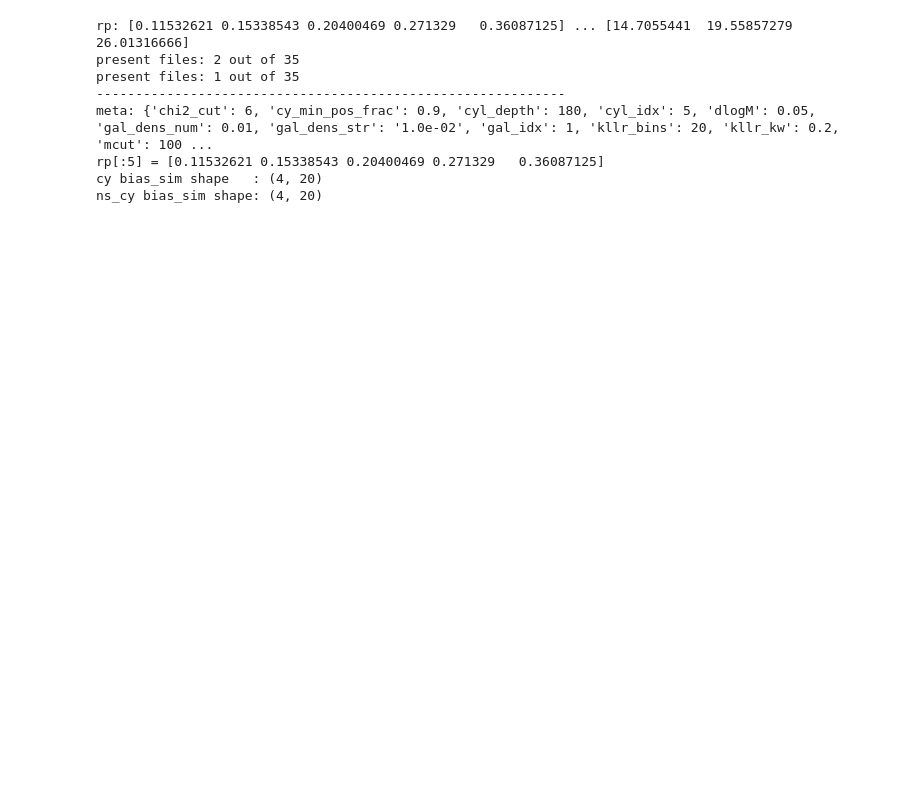
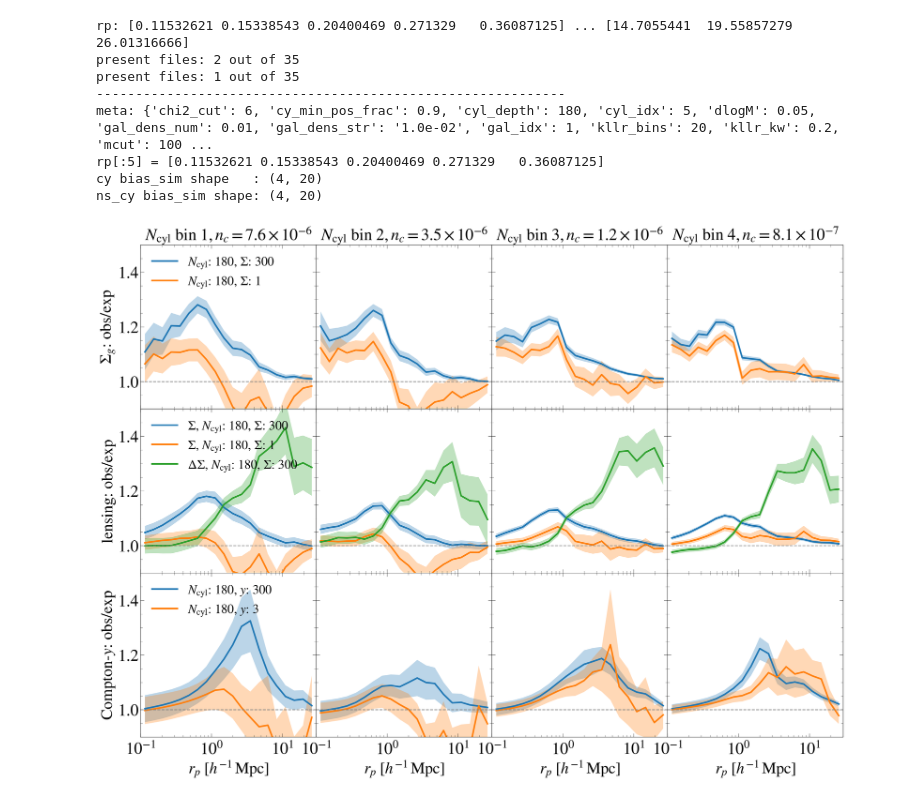
Before and after one commit to LeiAstro/projections_selection-bias_for_multi-wave_clusters_FLAMINGO, a Jupyter notebook: code/richness_selection_1halo_updated.ipynb, the cells around one changed output. Drawn from its saved outputs; the diff is of its cells as text; code cells hidden in the pictures; blank space fills up the shorter version.

```diff
--- a/code/richness_selection_1halo_updated.ipynb
+++ b/code/richness_selection_1halo_updated.ipynb
@@ -290,14 +287,14 @@ for row in range(3):
             y_sim = data["sigg_hd"]["bias_sim"][gal_idx_fixed, q_cyl_180, rich_bin, :]
             e_sim = data["sigg_hd"]["bias_sim_err"][gal_idx_fixed, q_cyl_180, rich_bin, :]
 
-            line = ax.plot(rp, y_sim, lw=3, label=r"$N_{cyl}$: 180, $\Sigma$: 300")
+            line = ax.plot(rp, y_sim, lw=3, label=r"$N_{\rm cyl}$: 180, $\Sigma$: 300")
             ax.fill_between(rp, y_sim-e_sim, y_sim+e_sim, interpolate=True, facecolor=line[0].get_c(), alpha=0.3)
 
             # 1-halo only
             y_sim = data_1h["sigg_hd"]["bias_sim"][gal_idx_fixed, q_cyl_1h, rich_bin, :]
             e_sim = data_1h["sigg_hd"]["bias_sim_err"][gal_idx_fixed, q_cyl_1h, rich_bin, :]
 
-            line = ax.plot(rp, y_sim, lw=3, label=r"$N_{cyl}$: 180, $\Sigma$: 1")
+            line = ax.plot(rp, y_sim, lw=3, label=r"$N_{\rm cyl}$: 180, $\Sigma$: 1")
             ax.fill_between(rp, y_sim-e_sim, y_sim+e_sim, interpolate=True, facecolor=line[0].get_c(), alpha=0.3)
 
         if row == 1:  # lensing
@@ -306,7 +303,7 @@ for row in range(3):
             y_sim = data["Sigma"]["bias_sim"][gal_idx_fixed, q_cyl_180, rich_bin, :]
             e_sim = data["Sigma"]["bias_sim_err"][gal_idx_fixed, q_cyl_180, rich_bin, :]
 
-            line = ax.plot(rp, y_sim, lw=3, label=r"$\Sigma$, $N_{cyl}$: 180, $\Sigma$: 300")
+            line = ax.plot(rp, y_sim, lw=3, label=r"$\Sigma$, $N_{\rm cyl}$: 180, $\Sigma$: 300")
             ax.fill_between(rp, y_sim-e_sim, y_sim+e_sim, interpolate=True, facecolor=line[0].get_c(), alpha=0.3)
 
 
@@ -314,36 +311,38 @@ for row in range(3):
             y_sim = data_1h["Sigma"]["bias_sim"][gal_idx_fixed, q_cyl_1h, rich_bin, :]
             e_sim = data_1h["Sigma"]["bias_sim_err"][gal_idx_fixed, q_cyl_1h, rich_bin, :]
 
-            line = ax.plot(rp, y_sim, lw=3, label=r"$\Sigma$, $N_{cyl}$: 180, $\Sigma$: 1")
+            line = ax.plot(rp, y_sim, lw=3, label=r"$\Sigma$, $N_{\rm cyl}$: 180, $\Sigma$: 1")
             ax.fill_between(rp, y_sim-e_sim, y_sim+e_sim, interpolate=True, facecolor=line[0].get_c(), alpha=0.3)
 
             # Delta Sigma
             y_sim = data["DS"]["bias_sim"][gal_idx_fixed, q_cyl_180, rich_bin, :]
             e_sim = data["DS"]["bias_sim_err"][gal_idx_fixed, q_cyl_180, rich_bin, :]
 
-            line = ax.plot(rp, y_sim, lw=3, label=r"$\Delta\Sigma$, $N_{cyl}$: 180, $\Sigma$: 300") #no q=1 to avoid clutter
+            line = ax.plot(rp, y_sim, lw=3, label=r"$\Delta\Sigma$, $N_{\rm cyl}$: 180, $\Sigma$: 300") #no q=1 to avoid clutter
             ax.fill_between(rp, y_sim-e_sim, y_sim+e_sim, interpolate=True, facecolor=line[0].get_c(), alpha=0.3)
 
         if row == 2:  # SZ
             # Full projection
             y_sim = data["cy"]["bias_sim"][gal_idx_fixed, q_cyl_180, rich_bin, :]
             e_sim = data["cy"]["bias_sim_err"][gal_idx_fixed, q_cyl_180, rich_bin, :]
 
-            line = ax.plot(rp, y_sim, lw=3, label=r"$N_{cyl}$: 180, $y$: 300")
+            line = ax.plot(rp, y_sim, lw=3, label=r"$N_{\rm cyl}$: 180, $y$: 300")
             ax.fill_between(rp, y_sim-e_sim, y_sim+e_sim, interpolate=True, facecolor=line[0].get_c(), alpha=0.3)
 
             # 1-halo only with projection_depth = 3 cMpc/h
             y_sim = cy_bias_sim[rich_bin, :]      #data_1h["cy"]["bias_sim"][gal_idx_fixed, q_cyl_1h, rich_bin, :]
             e_sim = cy_bias_sim_err[rich_bin, :]    # data_1h["cy"]["bias_sim_err"][gal_idx_fixed, q_cyl_1h, rich_bin, :]
 
-            line = ax.plot(rp, y_sim, lw=3, label=r"$N_{cyl}$: 180, $y$: 1")
+            line = ax.plot(rp, y_sim, lw=3, label=r"$N_{\rm cyl}$: 180, $y$: 3")
             ax.fill_between(rp, y_sim-e_sim, y_sim+e_sim, interpolate=True, facecolor=line[0].get_c(), alpha=0.3)
 
         ax.axhline(1, c='gray', ls='--')
         ax.set_ylim(0.9, 1.5)
         ax.set_xlim(0.1, 30)
         ax.set_xscale('log')
         if col==0:
             ax.legend(loc=2)
         ax.grid(False)
-#plt.savefig('../plots/richness_selection_1halo.pdf')
+plt.savefig('../plots/richness_selection_1halo.pdf')
+# %% [output]
+[figure, added]
```
Also changed, not shown: parts of 1 cell of this notebook.
